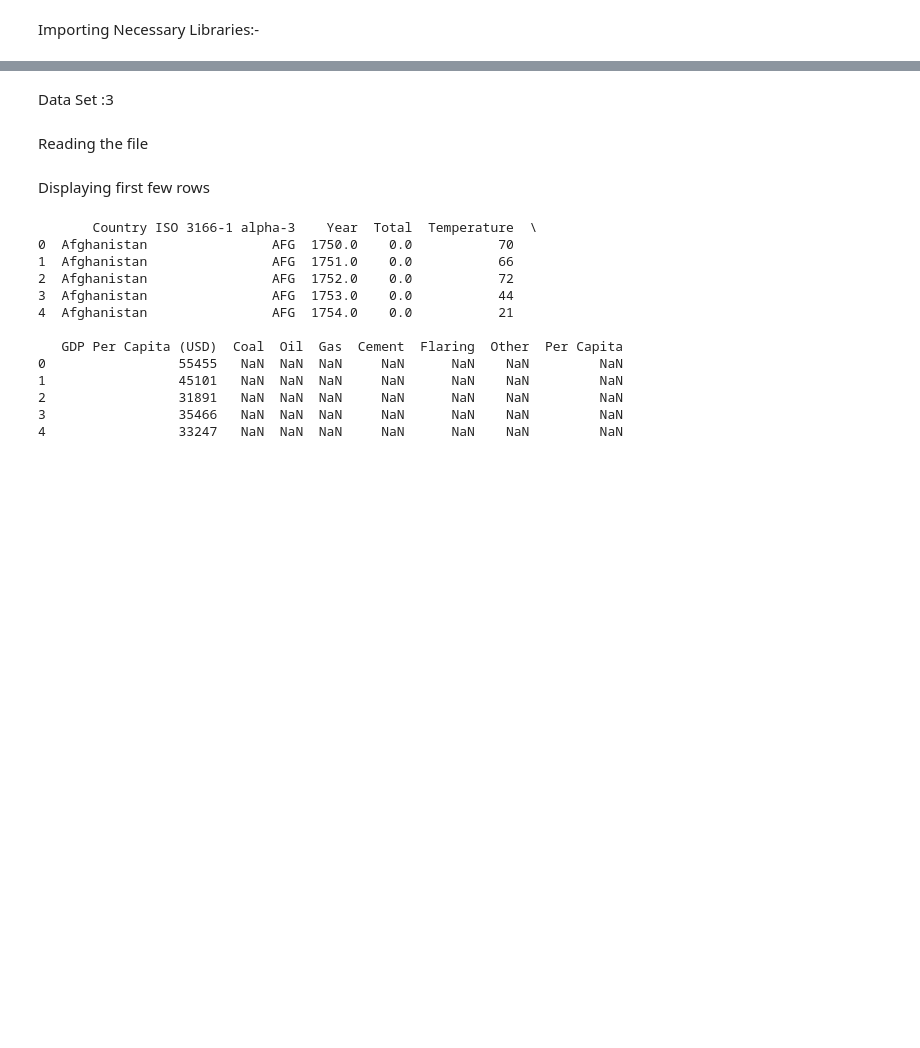
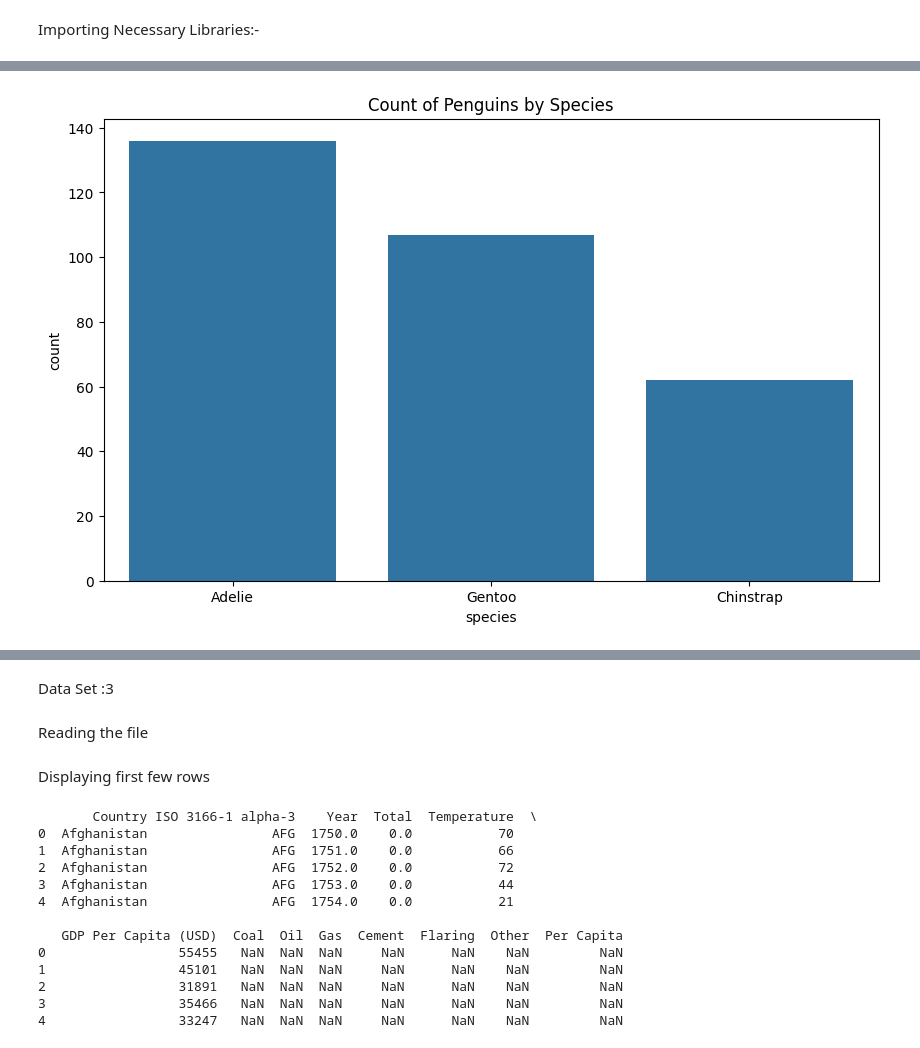
Before and after one commit to kalyanvv/ML-Assignment-1, a Jupyter notebook: Assignment1.ipynb, the cells around one changed output, grey strips where cells are left out. Cells and saved outputs as stored; diff of their text form; code cells hidden in the pictures; blank space fills up the shorter version.

```diff
--- a/Assignment1.ipynb
+++ b/Assignment1.ipynb
@@ -7,0 +182,7 @@ import matplotlib.pyplot as plt
+# %%
+plt.figure(figsize=(10, 6))
+sns.countplot(x='species', data=data1)
+plt.title('Count of Penguins by Species')
+plt.show()
+# %% [output]
+[figure, added]
```
Also changed, not shown: parts of 32 cells of this notebook.
